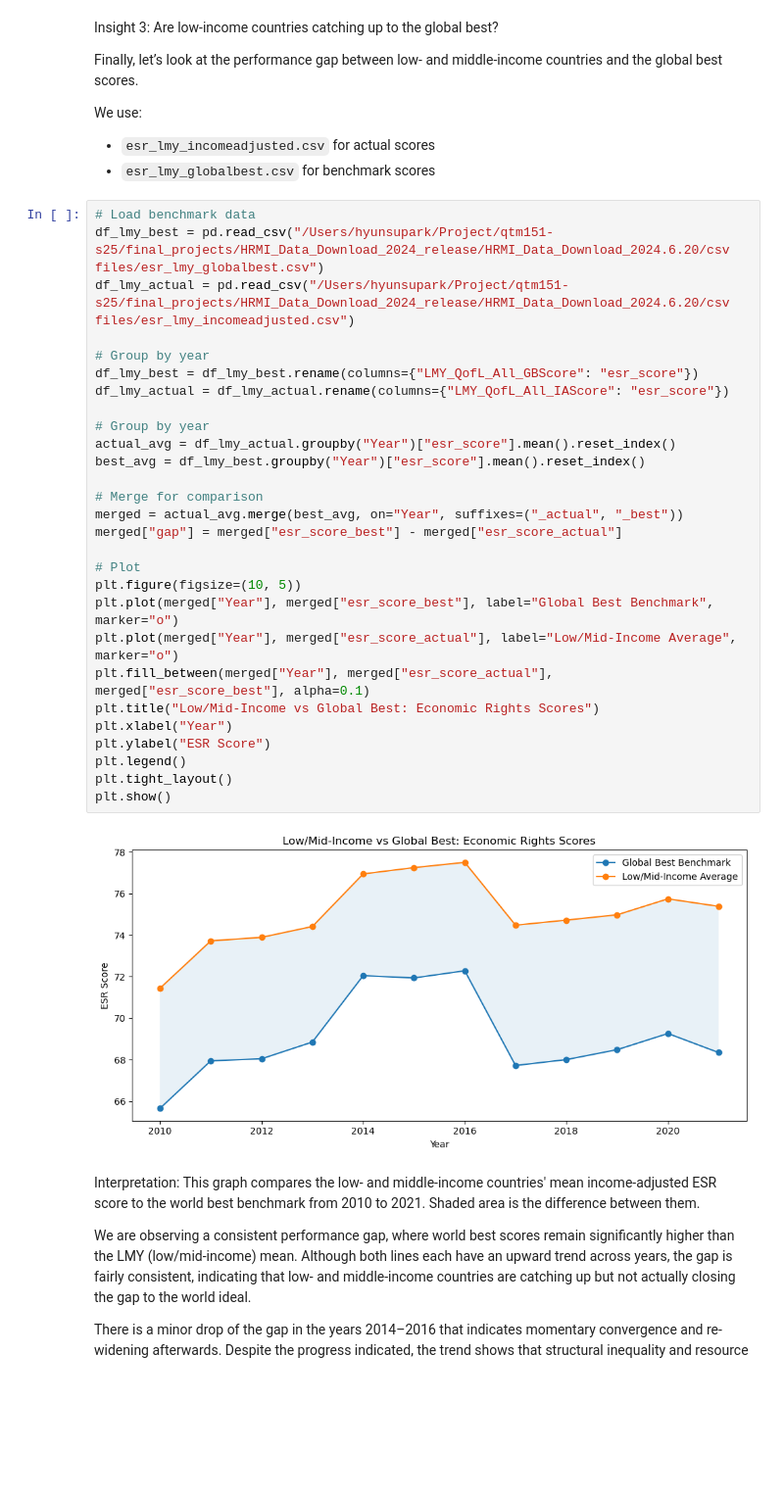
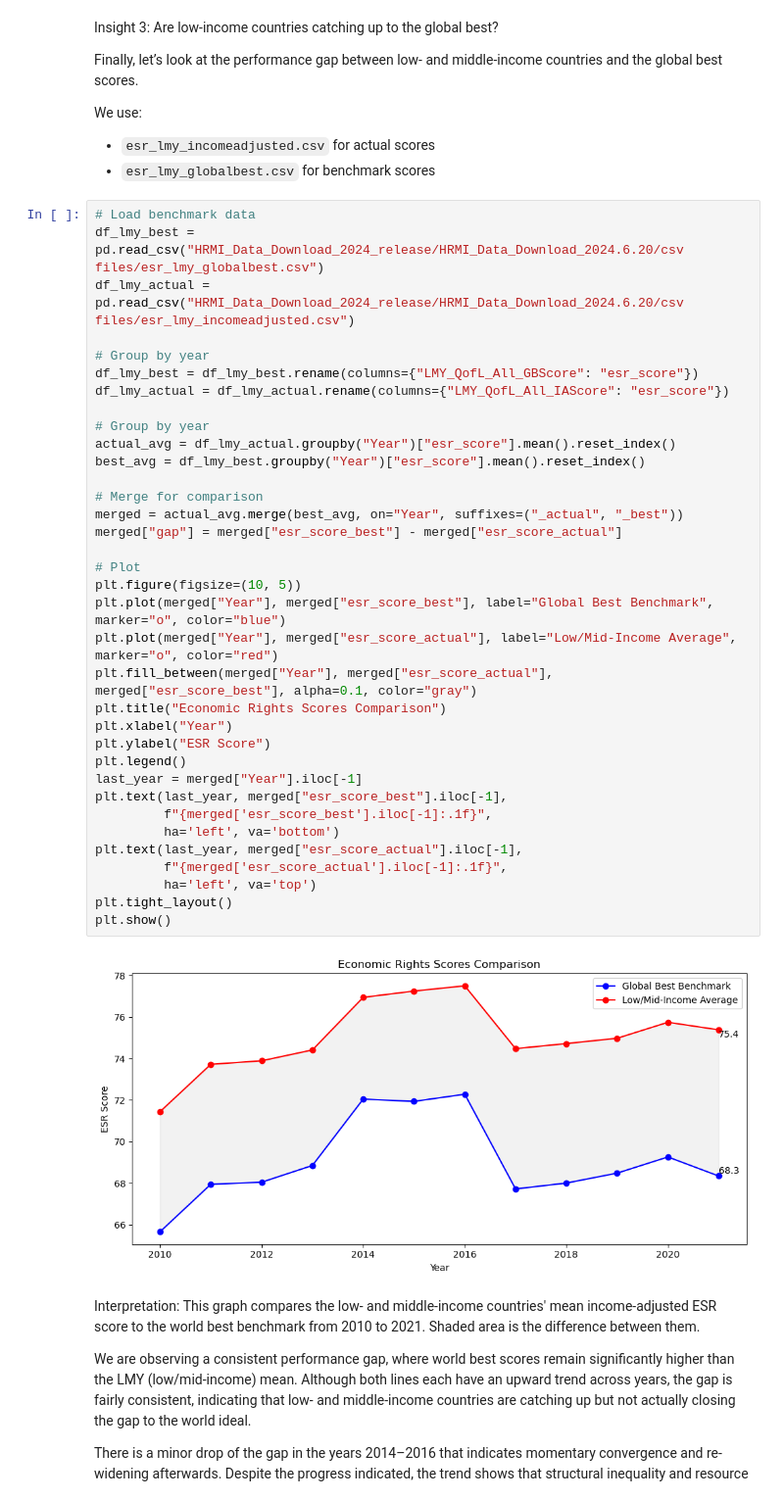
Before and after one commit to hyunsu0178/qtm151-s25, a Jupyter notebook: final_projects/final_project.ipynb, the cells around one changed output. Shown at 98% size. Drawn from its saved outputs; the diff is of its cells as text; blank space fills up the shorter version.

```diff
--- a/final_projects/final_project.ipynb
+++ b/final_projects/final_project.ipynb
@@ -123,34 +125,41 @@ We use:
 - `esr_lmy_globalbest.csv` for benchmark scores
 # %%
 # Load benchmark data
-df_lmy_best = pd.read_csv("/Users/hyunsupark/Project/qtm151-s25/final_projects/HRMI_Data_Download_2024_release/HRMI_Data_Download_2024.6.20/csv files/esr_lmy_globalbest.csv")
-df_lmy_actual = pd.read_csv("/Users/hyunsupark/Project/qtm151-s25/final_projects/HRMI_Data_Download_2024_release/HRMI_Data_Download_2024.6.20/csv files/esr_lmy_incomeadjusted.csv")
+df_lmy_best = pd.read_csv("HRMI_Data_Download_2024_release/HRMI_Data_Download_2024.6.20/csv files/esr_lmy_globalbest.csv")
+df_lmy_actual = pd.read_csv("HRMI_Data_Download_2024_release/HRMI_Data_Download_2024.6.20/csv files/esr_lmy_incomeadjusted.csv")
 
 # Group by year
 df_lmy_best = df_lmy_best.rename(columns={"LMY_QofL_All_GBScore": "esr_score"})
 df_lmy_actual = df_lmy_actual.rename(columns={"LMY_QofL_All_IAScore": "esr_score"})
 
 # Group by year
 actual_avg = df_lmy_actual.groupby("Year")["esr_score"].mean().reset_index()
 best_avg = df_lmy_best.groupby("Year")["esr_score"].mean().reset_index()
 
 # Merge for comparison
 merged = actual_avg.merge(best_avg, on="Year", suffixes=("_actual", "_best"))
 merged["gap"] = merged["esr_score_best"] - merged["esr_score_actual"]
 
 # Plot
 plt.figure(figsize=(10, 5))
-plt.plot(merged["Year"], merged["esr_score_best"], label="Global Best Benchmark", marker="o")
-plt.plot(merged["Year"], merged["esr_score_actual"], label="Low/Mid-Income Average", marker="o")
-plt.fill_between(merged["Year"], merged["esr_score_actual"], merged["esr_score_best"], alpha=0.1)
-plt.title("Low/Mid-Income vs Global Best: Economic Rights Scores")
+plt.plot(merged["Year"], merged["esr_score_best"], label="Global Best Benchmark", marker="o", color="blue")
+plt.plot(merged["Year"], merged["esr_score_actual"], label="Low/Mid-Income Average", marker="o", color="red")
+plt.fill_between(merged["Year"], merged["esr_score_actual"], merged["esr_score_best"], alpha=0.1, color="gray")
+plt.title("Economic Rights Scores Comparison")
 plt.xlabel("Year")
 plt.ylabel("ESR Score")
 plt.legend()
+last_year = merged["Year"].iloc[-1]
+plt.text(last_year, merged["esr_score_best"].iloc[-1],
+         f"{merged['esr_score_best'].iloc[-1]:.1f}",
+         ha='left', va='bottom')
+plt.text(last_year, merged["esr_score_actual"].iloc[-1],
+         f"{merged['esr_score_actual'].iloc[-1]:.1f}",
+         ha='left', va='top')
 plt.tight_layout()
 plt.show()
 # %% [output]
-[figure, old version]
+[figure, new version]
 # %% [markdown]
 Interpretation:
 This graph compares the low- and middle-income countries' mean income-adjusted ESR score to the world best benchmark from 2010 to 2021. Shaded area is the difference between them.
```
Also changed, not shown: parts of 2 cells of this notebook.
